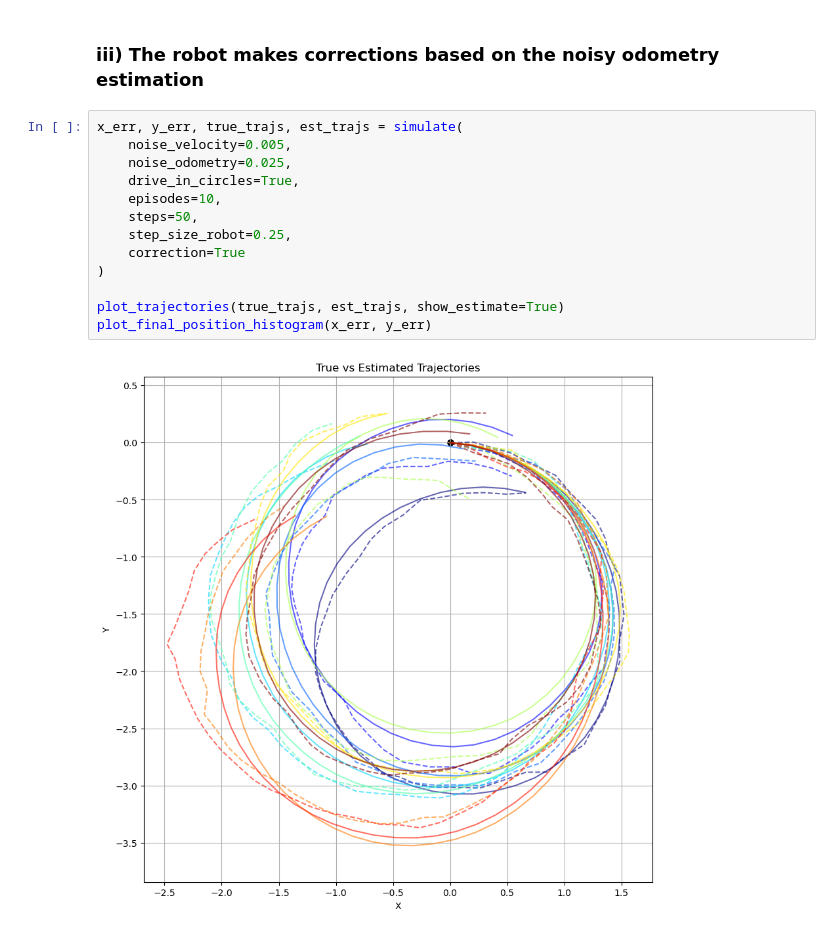
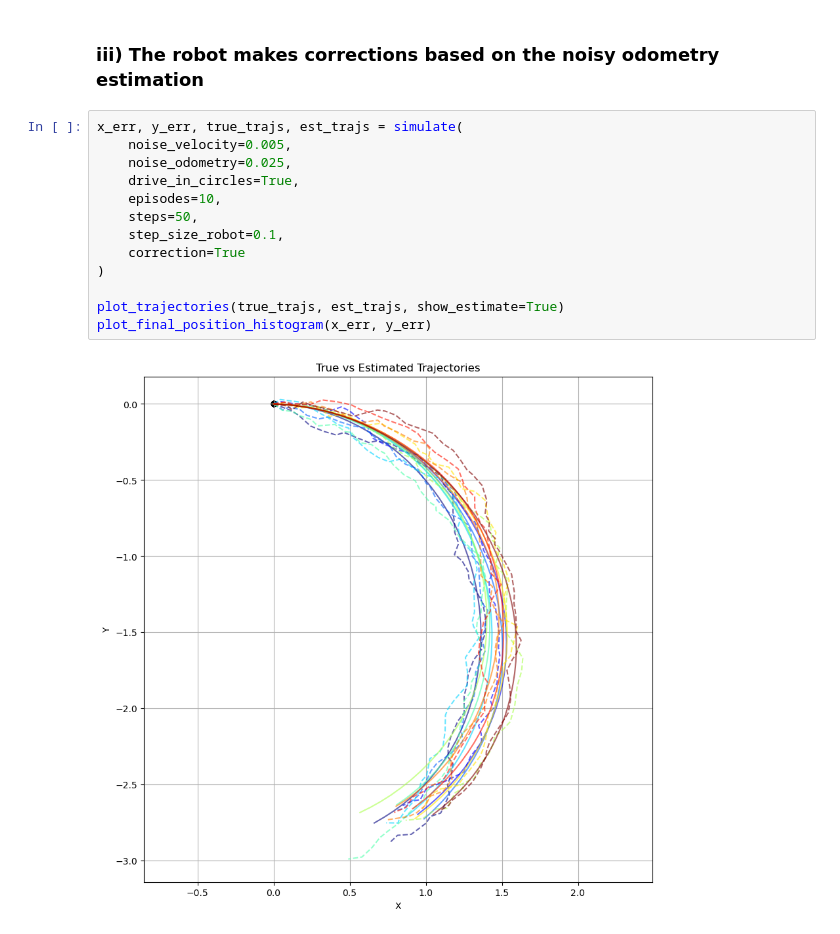
Before and after one commit to RealBenTen10/AIforRobots, a Jupyter notebook: Task7/Task7.2.ipynb, the cells around one changed output. Saved outputs shown, nothing was run; the diff lists cells and outputs as text.

```diff
--- a/Task7/Task7.2.ipynb
+++ b/Task7/Task7.2.ipynb
@@ -229,15 +229,15 @@ plot_trajectories(true_trajs, est_trajs)
 # %%
 x_err, y_err, true_trajs, est_trajs = simulate(
     noise_velocity=0.005,
     noise_odometry=0.025,
     drive_in_circles=True,
     episodes=10,
     steps=50,
-    step_size_robot=0.25,
+    step_size_robot=0.1,
     correction=True
 )
 
 plot_trajectories(true_trajs, est_trajs, show_estimate=True)
 plot_final_position_histogram(x_err, y_err)
 # %% [output]
-[figure, old version]
+[figure, new version]
```
Also changed, not shown: parts of 7 cells of this notebook, 3 other files.
